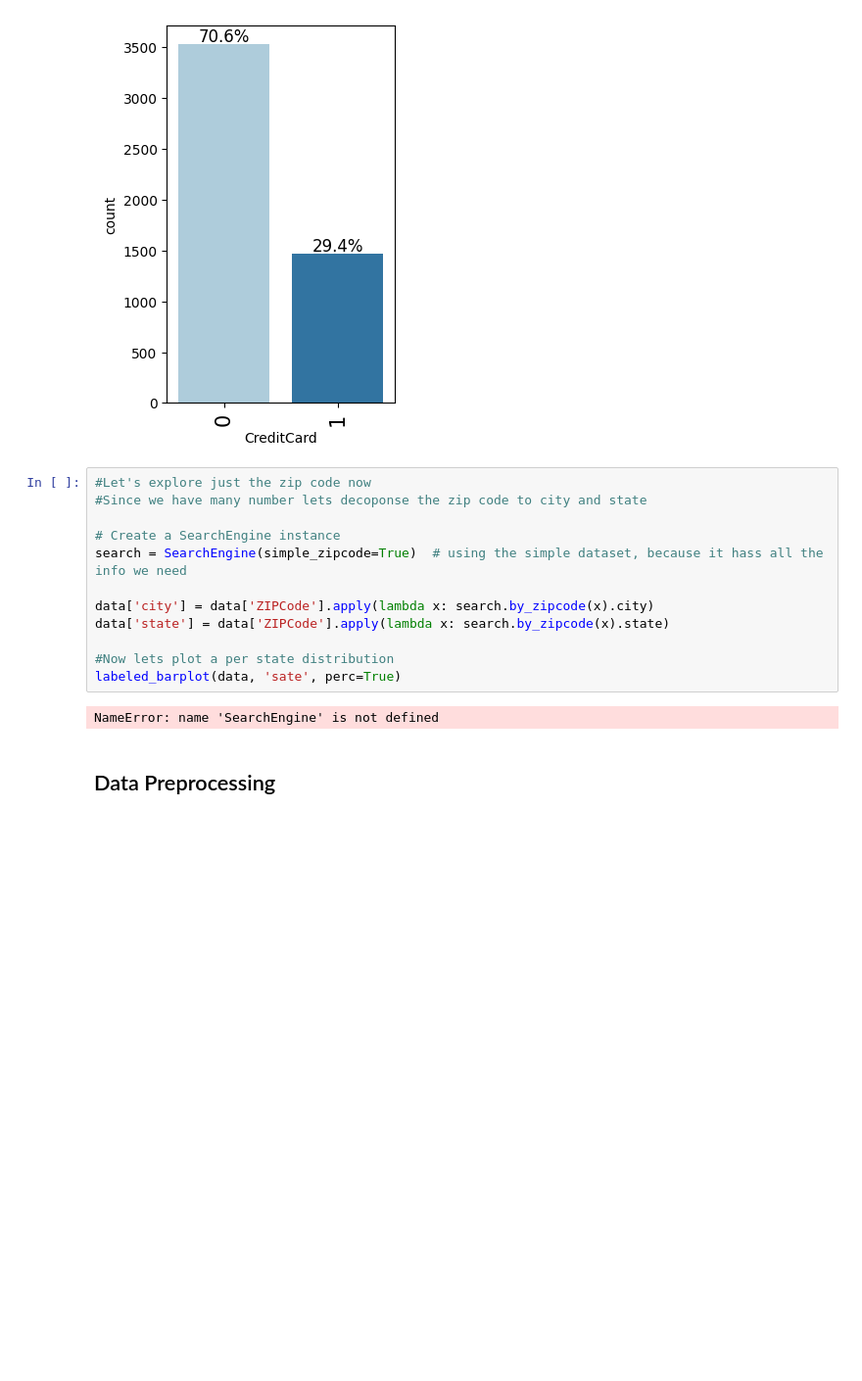
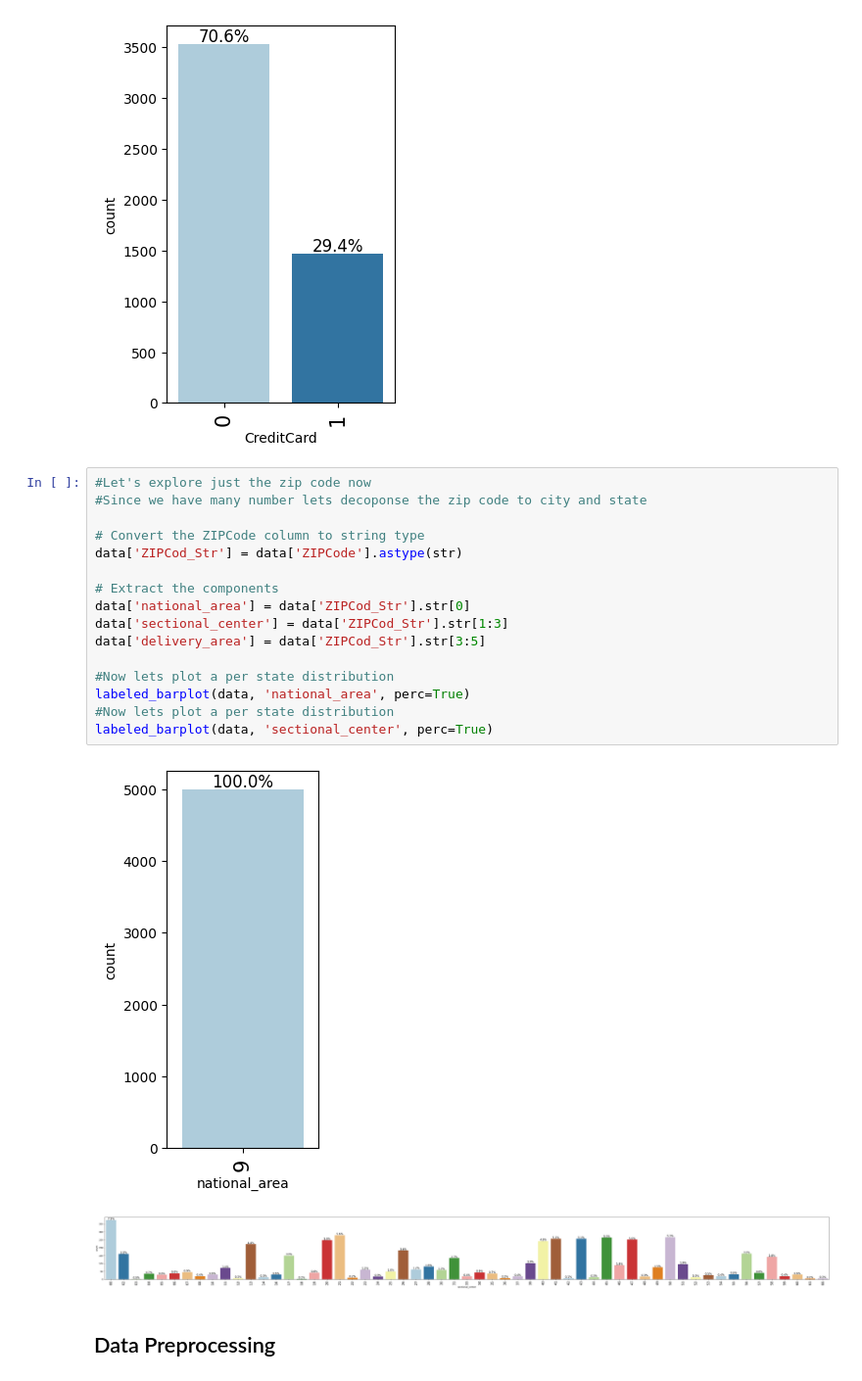
Before and after one commit to rsdomingues/aiml_learning, a Jupyter notebook: machine-learning/4.Project/AIML_ML_Project_full_code_notebook.ipynb, the cells around one changed output. Shown at 98% size. Saved outputs shown, nothing was run; the diff lists cells and outputs as text; blank space fills up the shorter version.

```diff
--- a/machine-learning/4.Project/AIML_ML_Project_full_code_notebook.ipynb
+++ b/machine-learning/4.Project/AIML_ML_Project_full_code_notebook.ipynb
@@ -304,17 +296,22 @@ for col in categorical_cols:
 # %%
 #Let's explore just the zip code now
 #Since we have many number lets decoponse the zip code to city and state
 
-# Create a SearchEngine instance
-search = SearchEngine(simple_zipcode=True)  # using the simple dataset, because it hass all the info we need
+# Convert the ZIPCode column to string type
+data['ZIPCod_Str'] = data['ZIPCode'].astype(str)
 
-data['city'] = data['ZIPCode'].apply(lambda x: search.by_zipcode(x).city)
-data['state'] = data['ZIPCode'].apply(lambda x: search.by_zipcode(x).state)
+# Extract the components
+data['national_area'] = data['ZIPCod_Str'].str[0]
+data['sectional_center'] = data['ZIPCod_Str'].str[1:3]
+data['delivery_area'] = data['ZIPCod_Str'].str[3:5]
 
 #Now lets plot a per state distribution
-labeled_barplot(data, 'sate', perc=True)
+labeled_barplot(data, 'national_area', perc=True)
+#Now lets plot a per state distribution
+labeled_barplot(data, 'sectional_center', perc=True)
 # %% [output]
-NameError: name 'SearchEngine' is not defined
+[figure, added]
+[figure, added]
 # %% [markdown]
 ## Data Preprocessing
 # %% [markdown]
```
Also changed, not shown: parts of 2 cells of this notebook.
